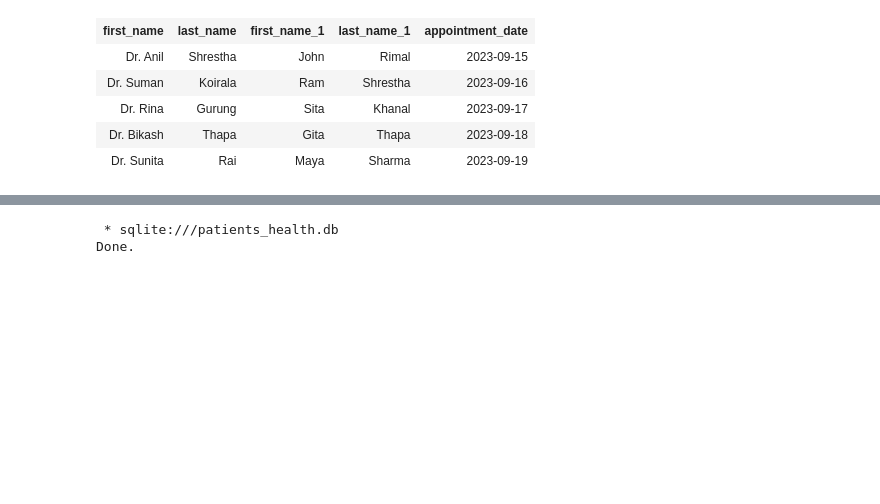
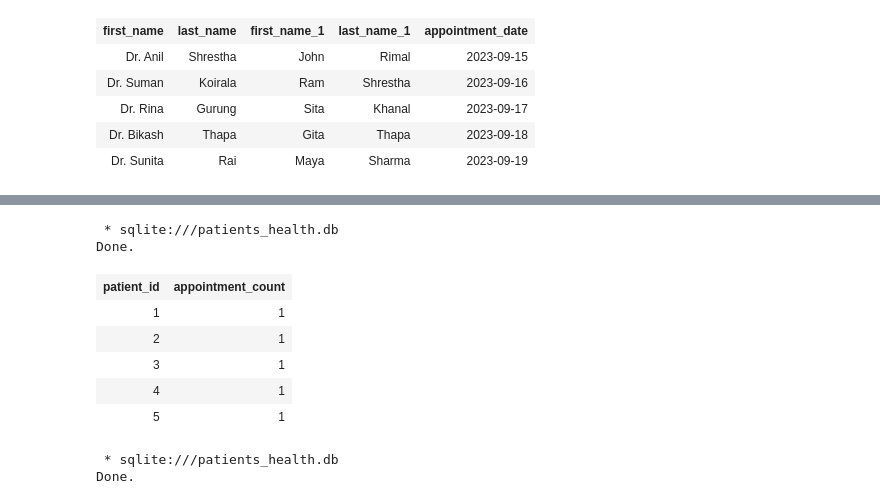
Before and after one commit to atignaschhetri/Health-record-system, a Jupyter notebook: app.ipynb, the cells around one changed output, grey strips where cells are left out. Cells and saved outputs as stored; diff of their text form; code cells hidden in the pictures; blank space fills up the shorter version.

```diff
--- a/app.ipynb
+++ b/app.ipynb
@@ -402,3 +441,18 @@ Group By
+# %%
+%%sql
+    select patient_id,
+    count(*) AS appointment_count
+from Appointments
+group by patient_id;
+# %% [output]
+ * sqlite:///patients_health.db
+Done.
+| patient_id | appointment_count |
+| 1 | 1 |
+| 2 | 1 |
+| 3 | 1 |
+| 4 | 1 |
+| 5 | 1 |
 # %%
 %%sql
  select first_name ,last_name,contact_number,disease_condition,surgery_procedure from patients as p
```
Also changed, not shown: parts of 9 cells of this notebook, 1 other file.
